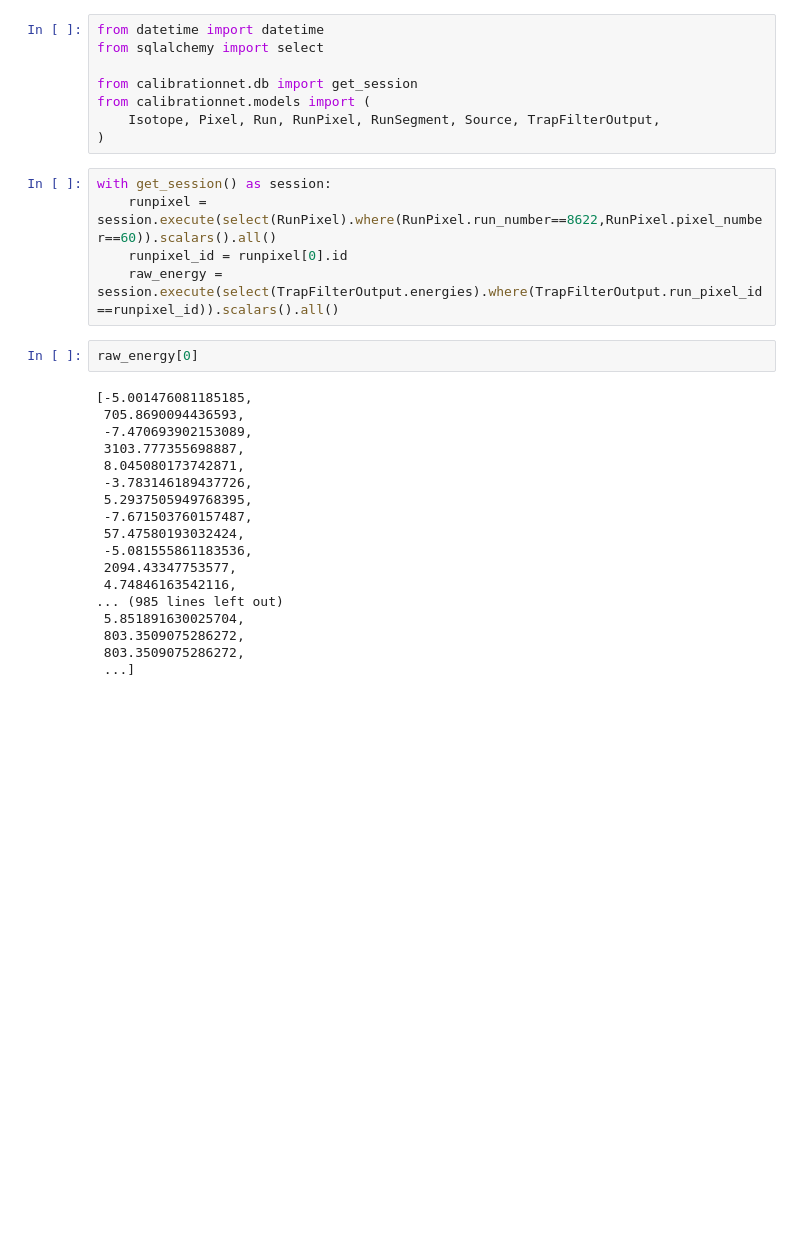
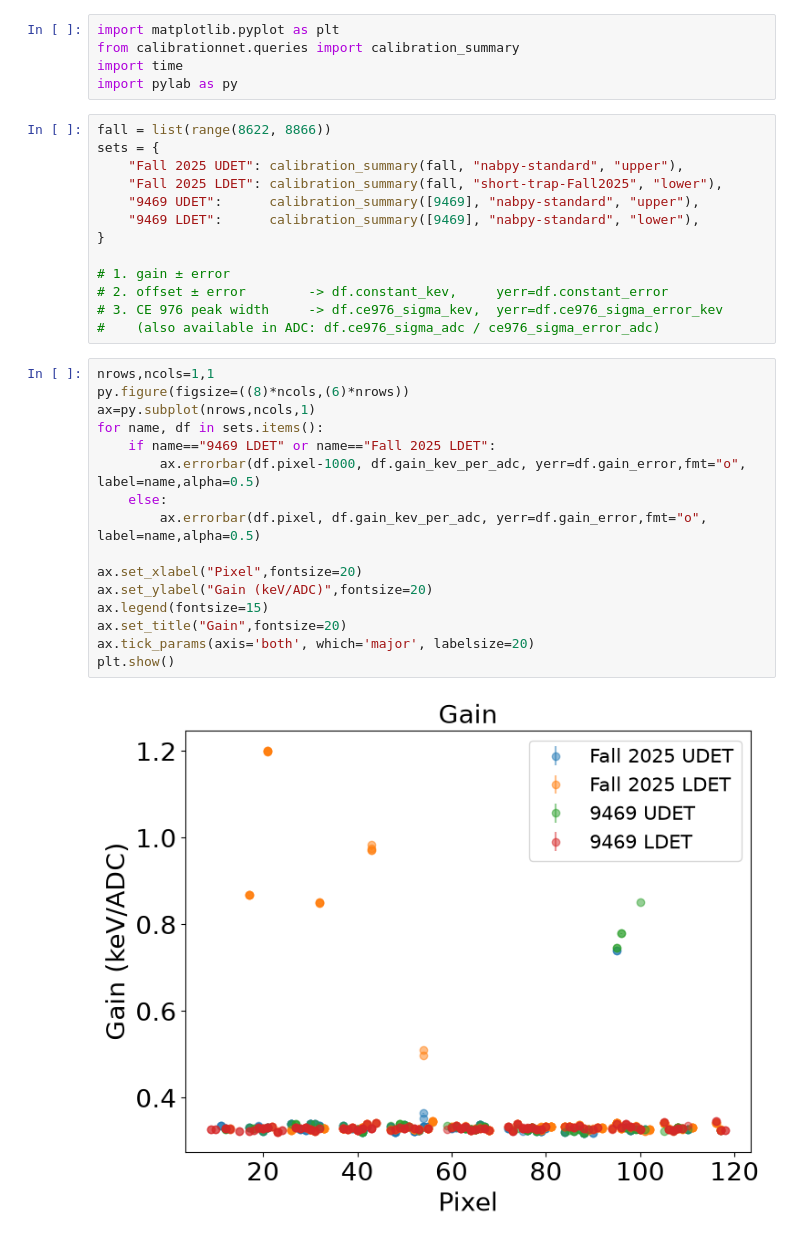
Before and after one commit to arlee-shelby/CalibrationNet, a Jupyter notebook: Untitled.ipynb, the cells around one changed output. Saved outputs shown, nothing was run; the diff lists cells and outputs as text; blank space fills up the shorter version.

Commit message:
add LDET HV fix

```diff
--- a/Untitled.ipynb
+++ b/Untitled.ipynb
@@ -1,33 +1,36 @@
 # %%
-from datetime import datetime
-from sqlalchemy import select
-
-from calibrationnet.db import get_session
-from calibrationnet.models import (
-    Isotope, Pixel, Run, RunPixel, RunSegment, Source, TrapFilterOutput,
-)
+import matplotlib.pyplot as plt
+from calibrationnet.queries import calibration_summary
+import time
+import pylab as py
 # %%
-with get_session() as session:
-    runpixel = session.execute(select(RunPixel).where(RunPixel.run_number==8622,RunPixel.pixel_number==60)).scalars().all()
-    runpixel_id = runpixel[0].id
-    raw_energy = session.execute(select(TrapFilterOutput.energies).where(TrapFilterOutput.run_pixel_id==runpixel_id)).scalars().all()
+fall = list(range(8622, 8866))
+sets = {
+    "Fall 2025 UDET": calibration_summary(fall, "nabpy-standard", "upper"),
+    "Fall 2025 LDET": calibration_summary(fall, "short-trap-Fall2025", "lower"),
+    "9469 UDET":      calibration_summary([9469], "nabpy-standard", "upper"),
+    "9469 LDET":      calibration_summary([9469], "nabpy-standard", "lower"),
+}
+
+# 1. gain ± error
+# 2. offset ± error        -> df.constant_kev,     yerr=df.constant_error
+# 3. CE 976 peak width     -> df.ce976_sigma_kev,  yerr=df.ce976_sigma_error_kev
+#    (also available in ADC: df.ce976_sigma_adc / ce976_sigma_error_adc)
 # %%
-raw_energy[0]
+nrows,ncols=1,1
+py.figure(figsize=((8)*ncols,(6)*nrows))
+ax=py.subplot(nrows,ncols,1)
+for name, df in sets.items():
+    if name=="9469 LDET" or name=="Fall 2025 LDET":
+        ax.errorbar(df.pixel-1000, df.gain_kev_per_adc, yerr=df.gain_error,fmt="o", label=name,alpha=0.5)
+    else:
+        ax.errorbar(df.pixel, df.gain_kev_per_adc, yerr=df.gain_error,fmt="o", label=name,alpha=0.5)
+
+ax.set_xlabel("Pixel",fontsize=20)
+ax.set_ylabel("Gain (keV/ADC)",fontsize=20)
+ax.legend(fontsize=15)
+ax.set_title("Gain",fontsize=20)
+ax.tick_params(axis='both', which='major', labelsize=20)
+plt.show()
 # %% [output]
-[-5.001476081185185,
- 705.8690094436593,
- -7.470693902153089,
- 3103.777355698887,
- 8.045080173742871,
- -3.783146189437726,
- 5.2937505949768395,
- -7.671503760157487,
- 57.47580193032424,
- -5.081555861183536,
- 2094.43347753577,
- 4.74846163542116,
-... (985 lines left out)
- 5.851891630025704,
- 803.3509075286272,
- 803.3509075286272,
- ...]
+[figure, added]
```
Also changed, not shown: parts of 5 cells of this notebook, 2 other files.
